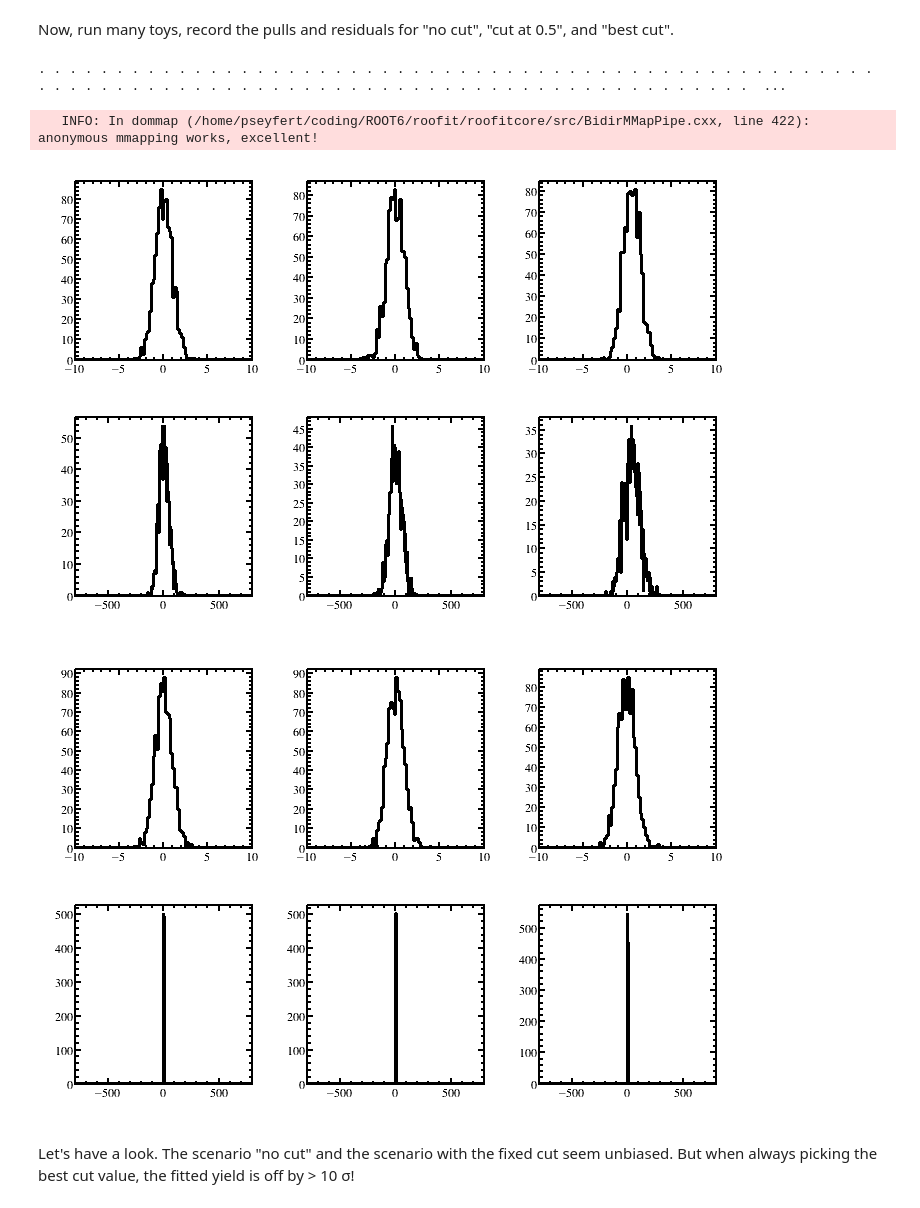
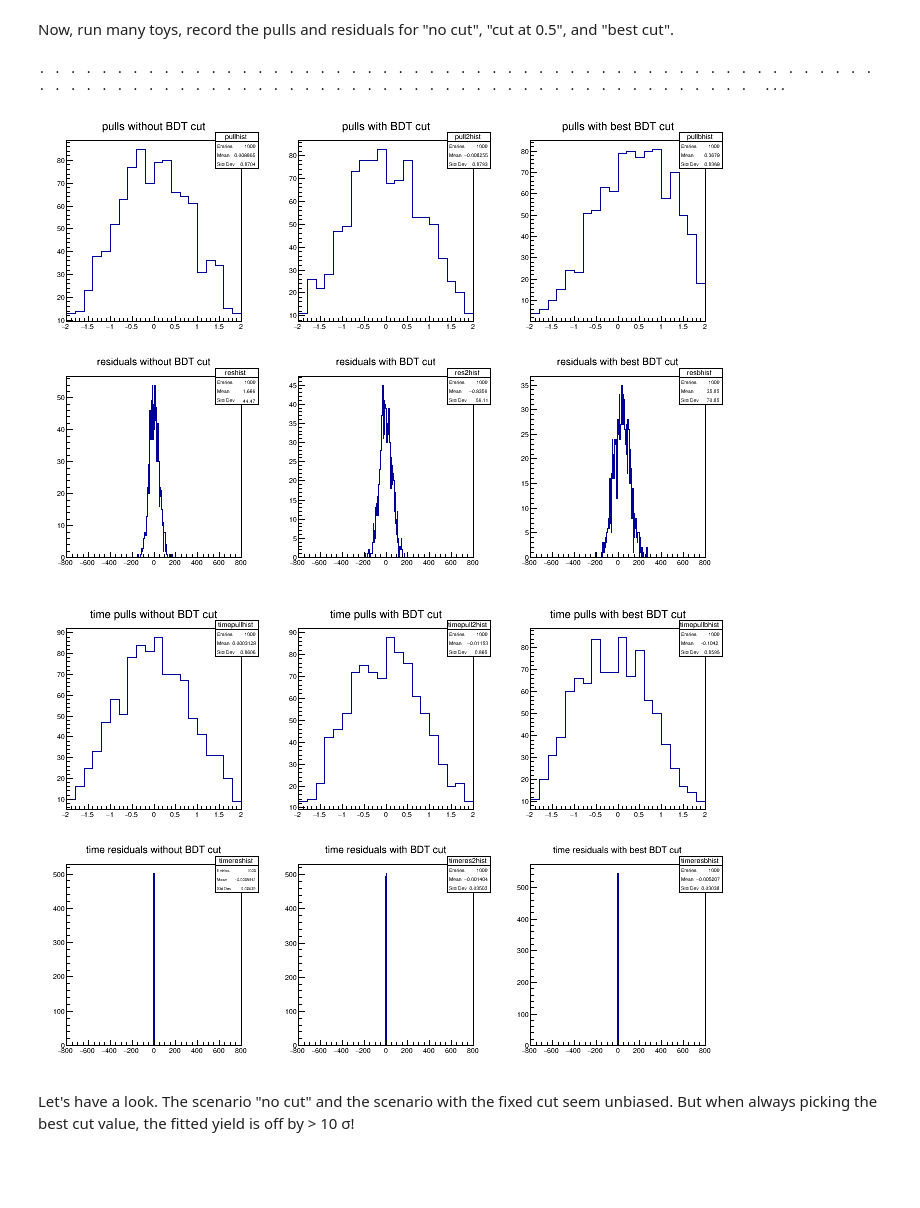
Before and after one commit to pseyfert/ToyFits, a Jupyter notebook: cutoptimisation-part2-2Dfit.ipynb, the cells around one changed output. Cells and saved outputs as stored; diff of their text form; code cells hidden in the pictures; blank space fills up the shorter version.

```diff
--- a/cutoptimisation-part2-2Dfit.ipynb
+++ b/cutoptimisation-part2-2Dfit.ipynb
@@ -205,38 +205,43 @@ for i in xrange(NTOYS):
 cc = TCanvas()
 cc.Divide(3,2)
 cc.cd(1)
+pullhist.GetXaxis().SetRangeUser(-2.,2.)
 pullhist.Draw()
 cc.cd(2)
+pull2hist.GetXaxis().SetRangeUser(-2.,2.)
 pull2hist.Draw()
 cc.cd(3)
+pullbhist.GetXaxis().SetRangeUser(-2.,2.)
 pullbhist.Draw()
 cc.cd(4)
 reshist.Draw()
 cc.cd(5)
 res2hist.Draw()
 cc.cd(6)
 resbhist.Draw()
 cc.Draw()
 ccc = TCanvas()
 ccc.Divide(3,2)
 ccc.cd(1)
+timepullhist.GetXaxis().SetRangeUser(-2.,2.)
 timepullhist.Draw()
 ccc.cd(2)
+timepull2hist.GetXaxis().SetRangeUser(-2.,2.)
 timepull2hist.Draw()
 ccc.cd(3)
+timepullbhist.GetXaxis().SetRangeUser(-2.,2.)
 timepullbhist.Draw()
 ccc.cd(4)
 timereshist.Draw()
 ccc.cd(5)
 timeres2hist.Draw()
 ccc.cd(6)
 timeresbhist.Draw()
 ccc.Draw()
 # %% [output]
 . . . . . . . . . . . . . . . . . . . . . . . . . . . . . . . . . . . . . . . . . . . . . . . . . . . . . . . . . . . . . . . . . . . . . . . . . . . . . . . . . . . . . . . . . . . . . . . . . . . .  ...
-   INFO: In dommap (/home/pseyfert/coding/ROOT6/roofit/roofitcore/src/BidirMMapPipe.cxx, line 422): anonymous mmapping works, excellent!
-[figure, old version]
+[figure, new version]
-[figure, old version]
+[figure, new version]
 # %% [markdown]
 Let's have a look. The scenario "no cut" and the scenario with the fixed cut seem unbiased. But when always picking the best cut value, the fitted yield is off by > 10 σ!
 # %%
```
Also changed, not shown: parts of 4 cells of this notebook, 2 other files.
